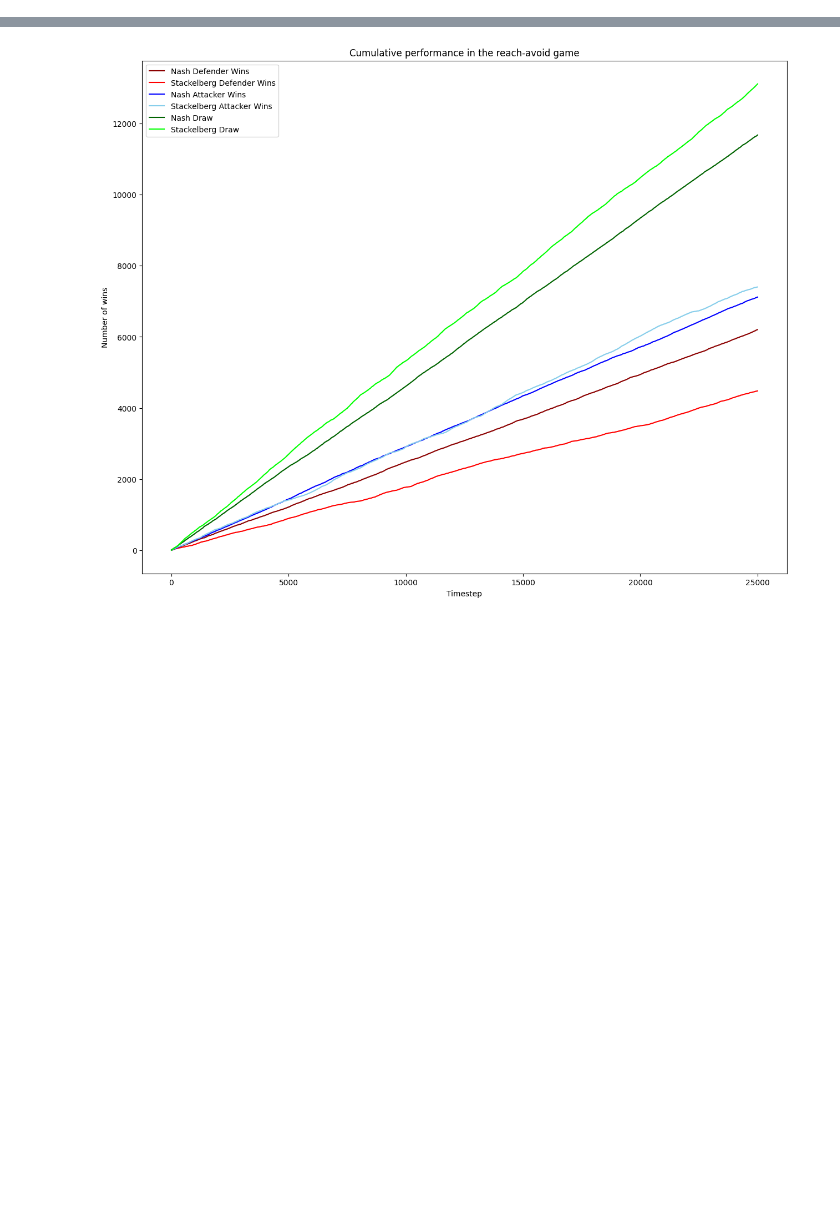
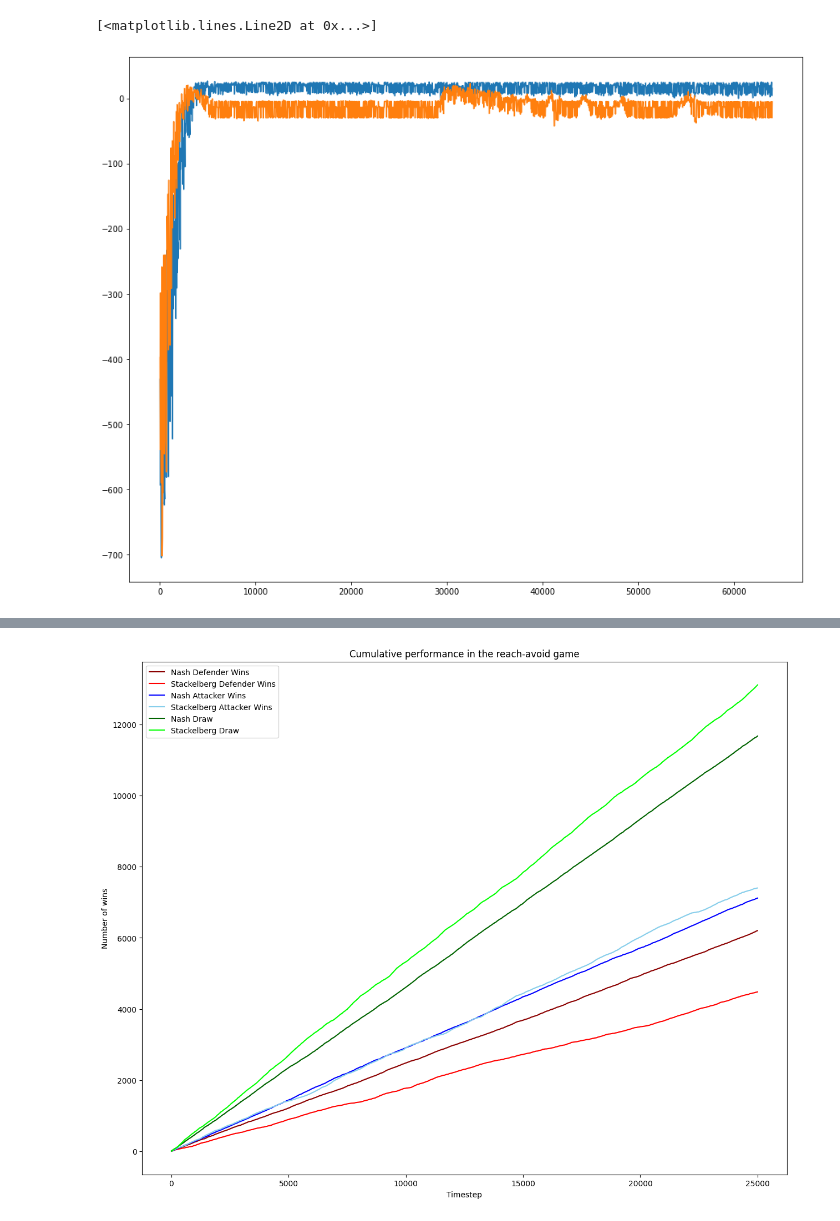
Before and after one commit to arjun-prakash/stackelberg-reach-avoid, a Jupyter notebook: gym_examples/src/process_data.ipynb, the cells around one changed output, grey strips where cells are left out. Drawn from its saved outputs; the diff is of its cells as text; code cells hidden in the pictures; blank space fills up the shorter version.

Commit message:
graphs

```diff
--- a/gym_examples/src/process_data.ipynb
+++ b/gym_examples/src/process_data.ipynb
@@ -5,3 +5,7 @@
 
 import numpy as np
 import pandas as pd
+from tensorboard.backend.event_processing import event_accumulator
+import matplotlib.pyplot as plt
+plt.rcParams["figure.figsize"] = (15,12)
+plt.rcParams.update({'font.size': 16})
@@ -34,0 +15,9 @@ df_nash.head()
+# %%
+df_stackelberg = pd.DataFrame()
+ea = event_accumulator.EventAccumulator(f'runs4/experiment_stackelberg2023-09-23 10:27:10.806711_drawless', size_guidance={event_accumulator.SCALARS: 0},
+)
+
+ea.Reload()
+dfs = pd.DataFrame(ea.Scalars('average returns'))
+dfs.index = dfs.index * 32
+dfs
@@ -34,0 +38,9 @@ df_nash.head()
+# %%
+dfn = pd.DataFrame()
+ea = event_accumulator.EventAccumulator(f'runs4/experiment_nash2023-09-23 11:26:29.512176_drawless', size_guidance={event_accumulator.SCALARS: 0},
+)
+
+ea.Reload()
+dfn = pd.DataFrame(ea.Scalars('average returns'))
+dfn.index = dfn.index * 32
+dfn
@@ -34,0 +61,6 @@ df_nash.head()
+# %%
+plt.plot(dfs['value'][:2000])
+plt.plot(dfn['value'][:2000])
+# %% [output]
+[<matplotlib.lines.Line2D at 0x...>]
+[figure, added]
```
Also changed, not shown: parts of 7 cells of this notebook.
